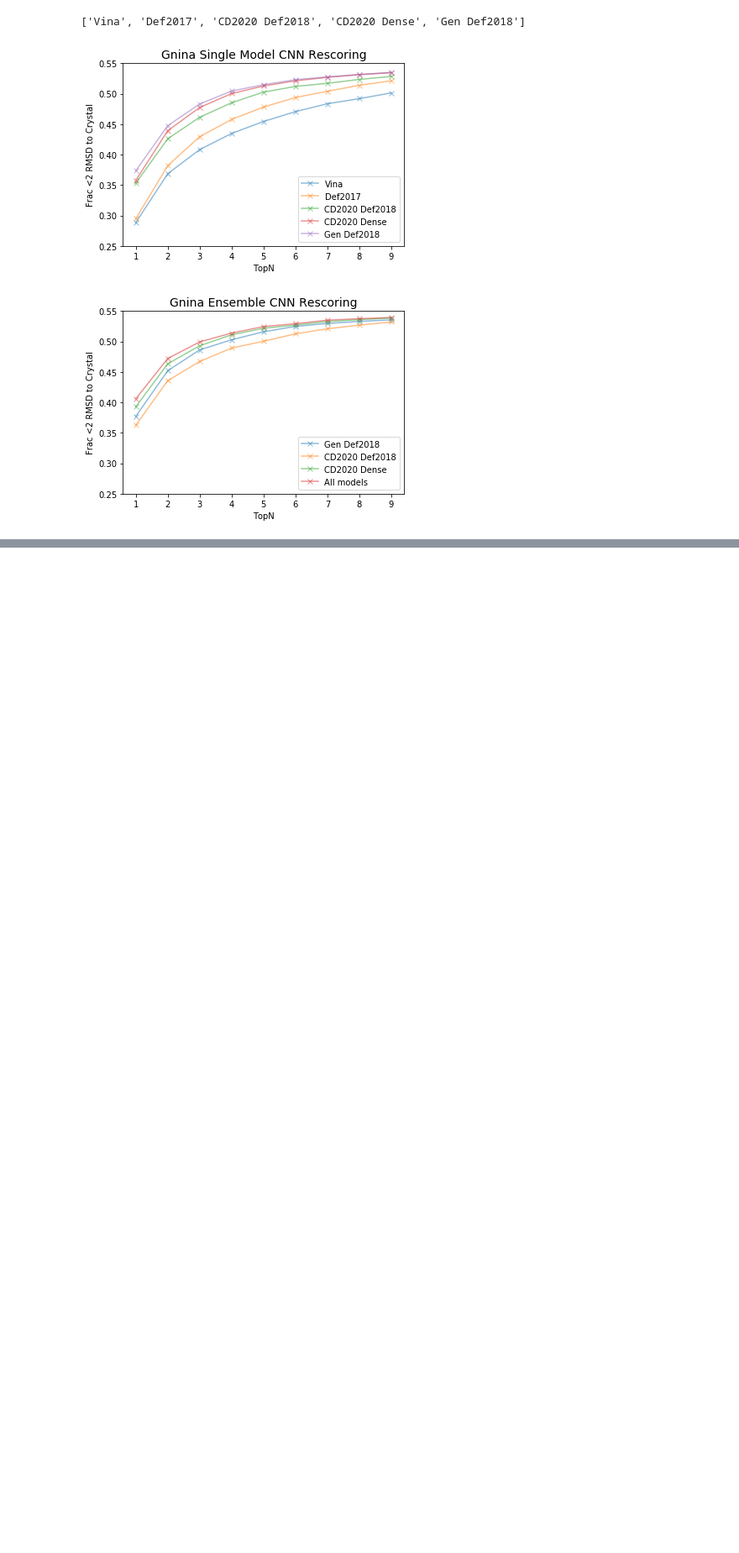
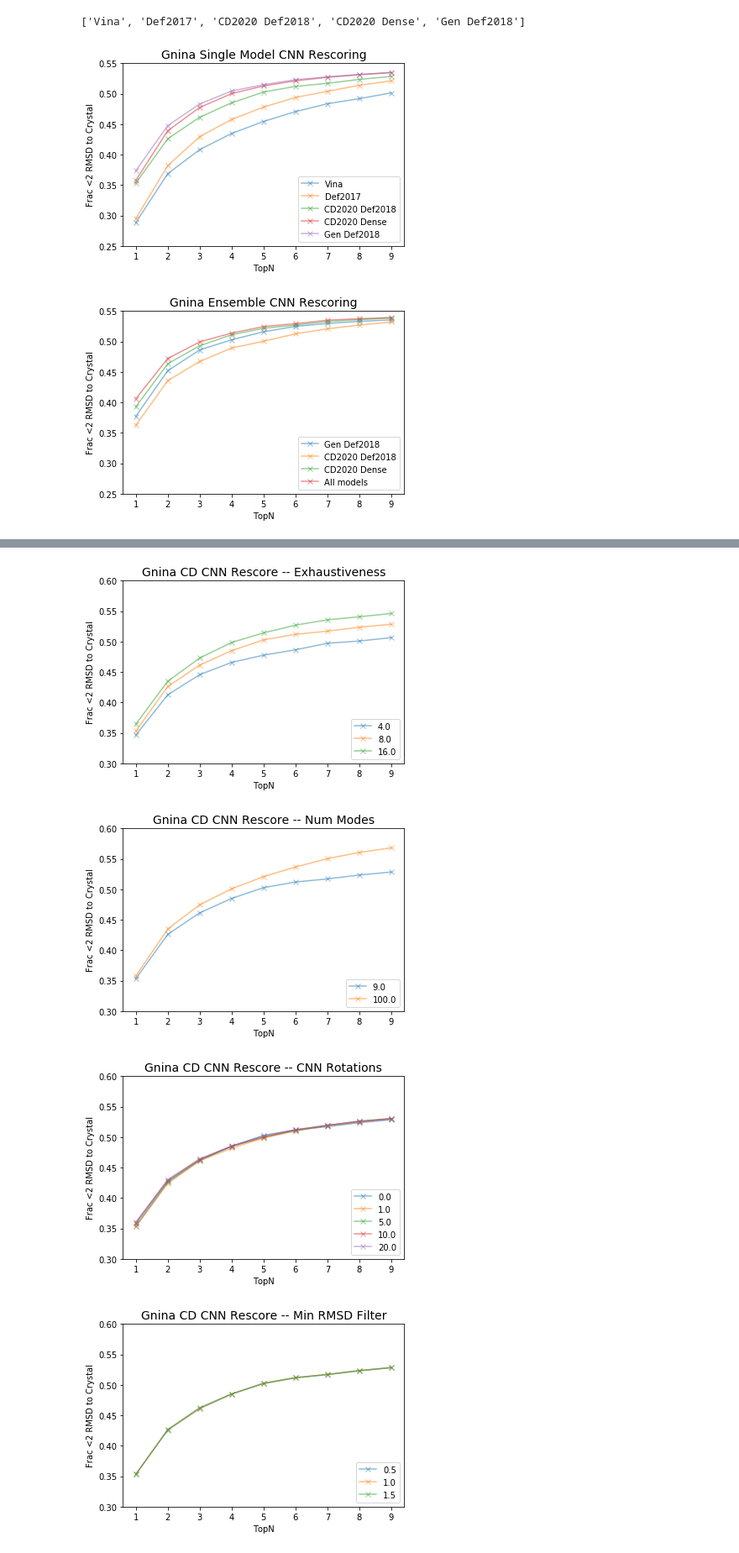
Before and after one commit to dkoes/GNINA-1.0, a Jupyter notebook: Calculate_RMSD_stats.ipynb, the cells around one changed output, grey strips where cells are left out. Shown: that part at 84% size. Saved outputs shown, nothing was run; the diff lists cells and outputs as text; code cells hidden in the pictures; blank space fills up the shorter version.

Commit message:
Added analysis for the carlos CD set with the CNNrescore with cd_def2018 sweeping normal parameters

```diff
--- a/Calculate_RMSD_stats.ipynb
+++ b/Calculate_RMSD_stats.ipynb
@@ -650,7 +665,7 @@ for item in ['ae','nm100']:
     rdatadic[item]={}
 
     #now we need to repeat this proess for the rest of the csv files.
-    grand_todo=glob.glob('*'+item+'*rmsds.csv')
+    grand_todo=glob.glob('data/*'+item+'*rmsds.csv')
 
     #first we will work on the OG docking data
     todo=[x for x in grand_todo if '_rescore_' not in x]
@@ -752,7 +767,7 @@ for key1 in rdatadic.keys():
 single_model={}#dic of <model name> -> topN
 ensemble_model={}#dic of <model name> -> topN
 # %%
-todo=glob.glob('*_defaults.csv')
+todo=glob.glob('data/*_defaults.csv')
 # %%
 #dealing with single models
 for fname in [x for x in todo if 'ensemble' not in x]:
@@ -858,0 +876,2 @@ for key in ensemble_model.keys():
+# %%
+todo=glob.glob('data/gnina_cd_rescore_*_sweep.csv')
@@ -858,0 +887,44 @@ for key in ensemble_model.keys():
+# %%
+#setting up the sweep dic which contains all of the data that we will be needing to graph :D
+sweep={}
+
+for filename in todo:
+    tmp=make_dict(filename,is_sweep=True)
+    if '_ex_' in filename:
+        sweepkey='Exhaustiveness'
+    elif '_nummodes_' in filename:
+        sweepkey='Num Modes'
+    elif '_cnnrot_' in filename:
+        sweepkey='CNN Rotations'
+    elif '_rmsdf_' in filename:
+        sweepkey='Min RMSD Filter'
+    elif '_nmc_' in filename:
+        sweepkey='Number Monte Carlo'
+    else:
+        sweepkey='Autobox Add'
+
+    sweep[sweepkey]={}
+    sortDic=sorted(tmp.items())
+    for key, mydic in sortDic:
+        sweep[sweepkey][key]=[]
+        for top in range(1,10):
+            val=topN(top,mydic,2,perpocket=True)
+            sweep[sweepkey][key].append(val)
+# %%
+for analysis in sweep:
+    sortDic=sorted(sweep[analysis].items())
+
+    fig=plt.figure()
+    for key,_ in sortDic:
+        plt.plot(range(1,10),sweep[analysis][key],label=str(key),marker='x',alpha=0.5)
+        plt.legend(loc='lower right')
+        plt.xlabel('TopN')
+        plt.ylabel('Frac <2 RMSD to Crystal')
+        plt.title(f'Gnina CD CNN Rescore -- {analysis}')
+        plt.ylim((0.30,0.60))
+        plt.savefig(f'figures/gnina_CD_CNNrescore_cdDef2018_{analysis}.png',dpi=1000)
+# %% [output]
+[figure, added]
+[figure, added]
+[figure, added]
+[figure, added]
```
Also changed, not shown: parts of 29 cells of this notebook.
